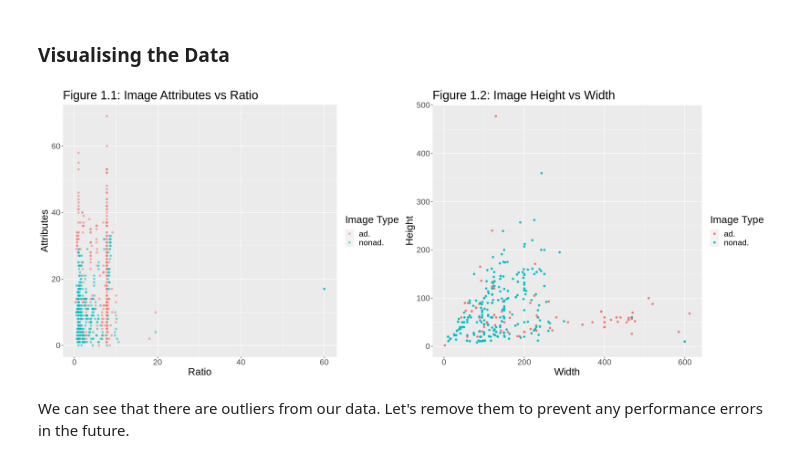
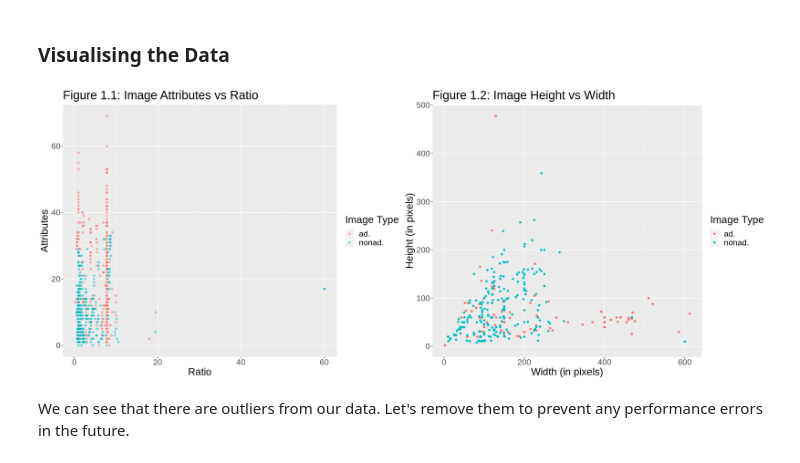
Before and after one commit to msamanthaf/Ad_Classification_DSCI, a Jupyter notebook: Final_Project_Ad_Classification.ipynb, the cells around one changed output. Drawn from its saved outputs; the diff is of its cells as text; code cells hidden in the pictures.

```diff
--- a/Final_Project_Ad_Classification.ipynb
+++ b/Final_Project_Ad_Classification.ipynb
@@ -126,31 +108,31 @@ ad_factored <- ad_filtered |>
 # %%
 # Set plot size
 options(repr.plot.width = 20, repr.plot.height = 8)
 
 # Plot to see the relationship between image ratio and attributes to type
 ad_plot_ar  <- ad_factored |>
                ggplot(aes(x = Ratio, y = Attributes, color = Type)) +
                geom_point(alpha = 0.5)  +
                xlab("Ratio") +
                ylab("Attributes") +
                labs(colour = "Image Type") +
                ggtitle("Figure 1.1: Image Attributes vs Ratio")+
                theme(text = element_text(size=20))
 
 # Plot to see the relationship between image width and height to type
 ad_plot_hw  <- ad_factored |>
                ggplot(aes(x = Width, y = Height, color = Type)) +
                geom_point()  +
-               xlab("Width") +
-               ylab("Height") +
+               xlab("Width (in pixels)") +
+               ylab("Height (in pixels)") +
                labs(colour = "Image Type") +
                ggtitle("Figure 1.2: Image Height vs Width")+
                theme(text = element_text(size=20))
 
 # Place plots next to each other
 plot_grid(ad_plot_ar, ad_plot_hw, ncol = 2)
 # %% [output]
-[figure, old version]
+[figure, new version]
 # %% [markdown]
 We can see that there are outliers from our data. Let's remove them to prevent any performance errors in the future.
 # %%
```
Also changed, not shown: parts of 5 cells of this notebook.
